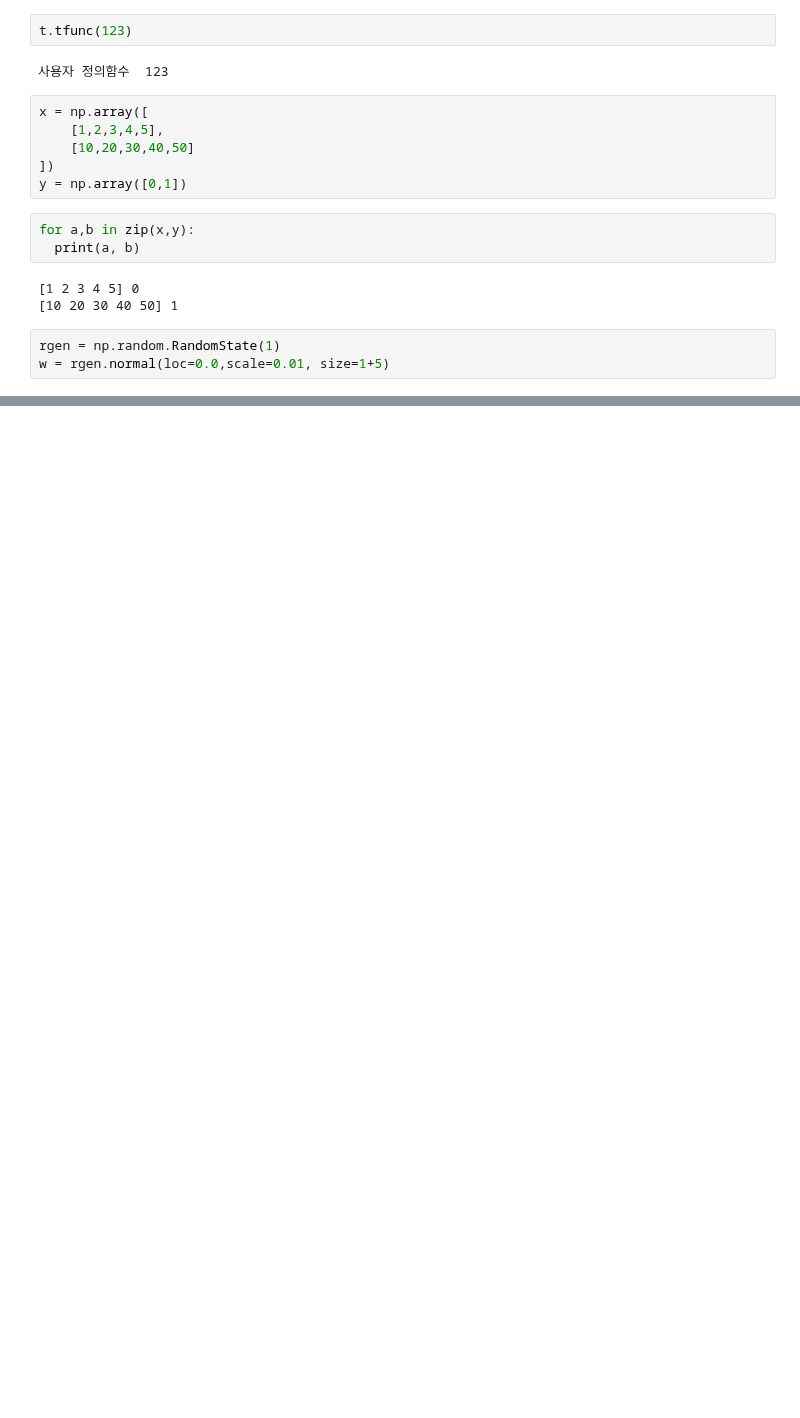
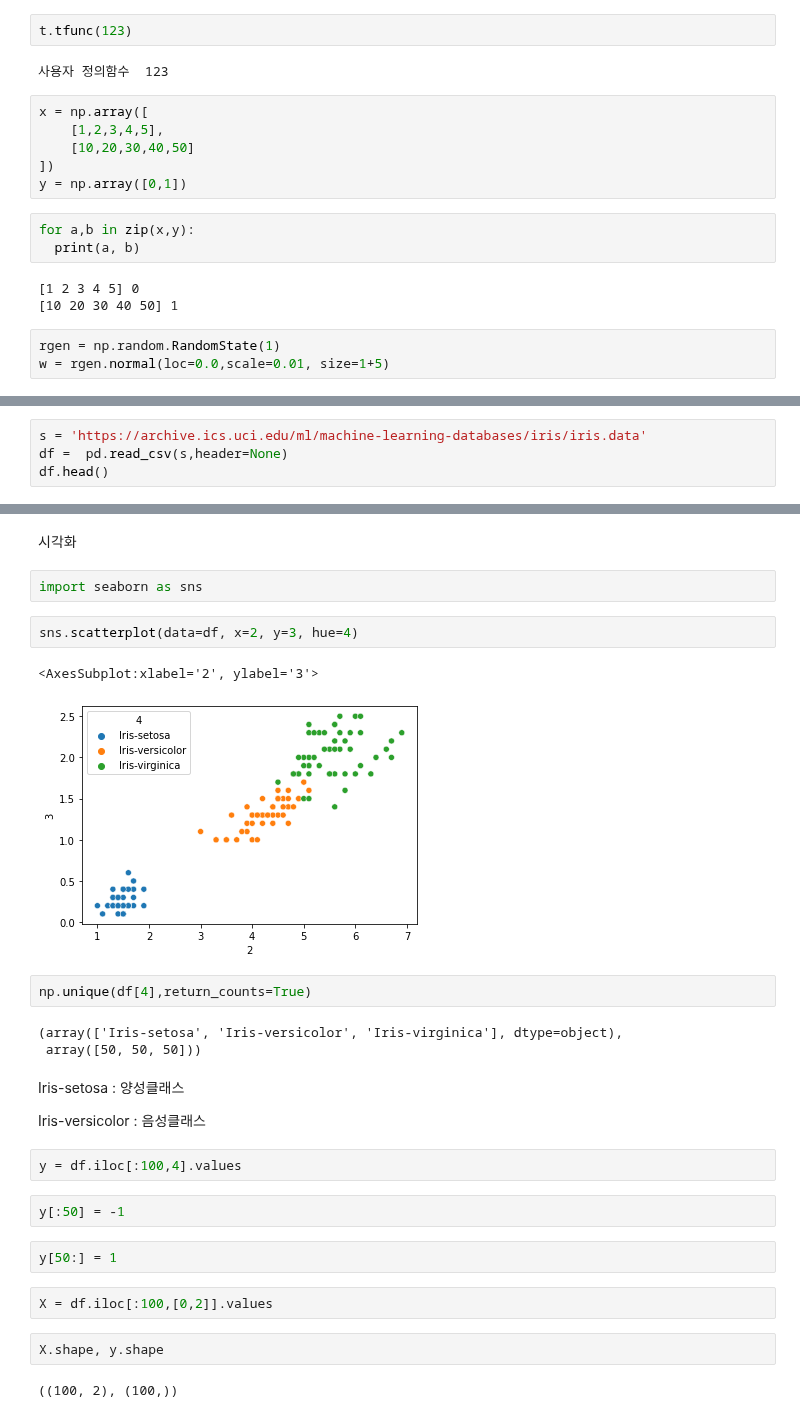
Before and after one commit to leekyuyoung20221226/python, a Jupyter notebook: 머신러닝_0306.ipynb, the cells around one changed output, grey strips where cells are left out. Drawn from its saved outputs; the diff is of its cells as text; blank space fills up the shorter version.

```diff
--- a/머신러닝_0306.ipynb
+++ b/머신러닝_0306.ipynb
@@ -70,0 +67,4 @@ p.eta
+# %%
+s = 'https://archive.ics.uci.edu/ml/machine-learning-databases/iris/iris.data'
+df =  pd.read_csv(s,header=None)
+df.head()
@@ -70,0 +78,30 @@ p.eta
+# %% [markdown]
+시각화
+# %%
+import seaborn as sns
+# %%
+sns.scatterplot(data=df, x=2, y=3, hue=4)
+# %% [output]
+<AxesSubplot:xlabel='2', ylabel='3'>
+[figure, added]
+# %%
+np.unique(df[4],return_counts=True)
+# %% [output]
+(array(['Iris-setosa', 'Iris-versicolor', 'Iris-virginica'], dtype=object),
+ array([50, 50, 50]))
+# %% [markdown]
+Iris-setosa : 양성클래스
+
+Iris-versicolor : 음성클래스
+# %%
+y = df.iloc[:100,4].values
+# %%
+y[:50] = -1
+# %%
+y[50:] = 1
+# %%
+X = df.iloc[:100,[0,2]].values
+# %%
+X.shape, y.shape
+# %% [output]
+((100, 2), (100,))
```
Also changed, not shown: parts of 11 cells of this notebook.
